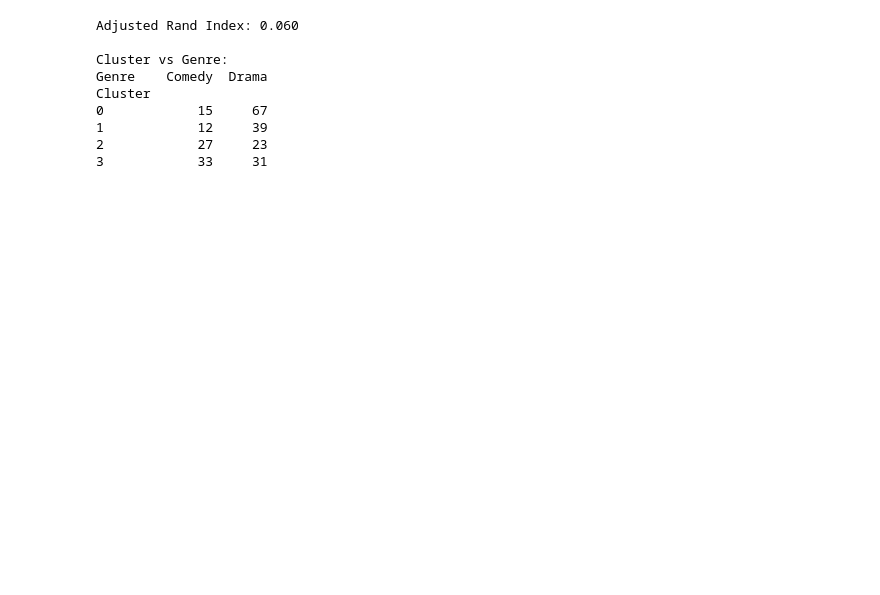
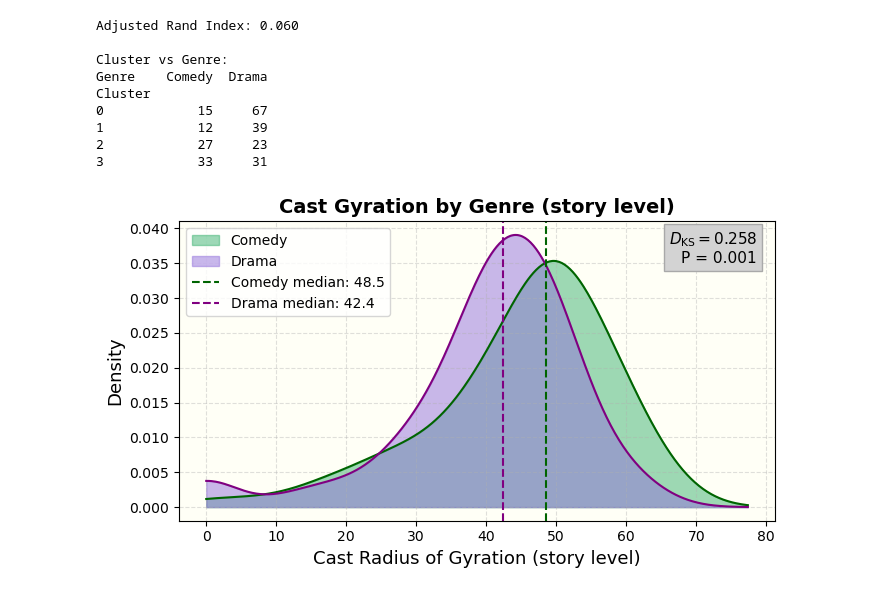
Before and after one commit to lcohenwanis/pocs2-spring2026-genre-from-archetypes, a Jupyter notebook: notebooks/prediction_gyration.ipynb, the cells around one changed output. Drawn from its saved outputs; the diff is of its cells as text; code cells hidden in the pictures; blank space fills up the shorter version.

```diff
--- a/notebooks/prediction_gyration.ipynb
+++ b/notebooks/prediction_gyration.ipynb
@@ -315,3 +415,43 @@ Cluster
 1            12     39
 2            27     23
 3            33     31
+# %%
+comedy_gyration = df[df['is_comedy'] == 1]['cast_gyration'].values
+drama_gyration  = df[df['is_comedy'] == 0]['cast_gyration'].values
+
+ks_row = ks_df[ks_df['feature'] == 'cast_gyration'].iloc[0]
+
+x = np.linspace(0, max(comedy_gyration.max(), drama_gyration.max()) + 10, 400)
+kde_comedy = gaussian_kde(comedy_gyration)(x)
+kde_drama  = gaussian_kde(drama_gyration)(x)
+
+fig, ax = plt.subplots(figsize=(7, 4))
+ax.set_facecolor((1.0, 1.0, 0.965))
+
+ax.fill_between(x, kde_comedy, alpha=0.5, color='mediumseagreen', label='Comedy')
+ax.fill_between(x, kde_drama,  alpha=0.5, color='mediumpurple',   label='Drama')
+ax.plot(x, kde_comedy, color='darkgreen', linewidth=1.5)
+ax.plot(x, kde_drama,  color='purple',    linewidth=1.5)
+
+ax.axvline(np.median(comedy_gyration), color='darkgreen', linestyle='--', linewidth=1.5,
+           label=f'Comedy median: {np.median(comedy_gyration):.1f}')
+ax.axvline(np.median(drama_gyration),  color='purple',    linestyle='--', linewidth=1.5,
+           label=f'Drama median: {np.median(drama_gyration):.1f}')
+
+p_str = r"$P < 10^{-4}$" if ks_row['p_value'] < 1e-4 else f"P = {ks_row['p_value']:.3f}"
+ks_text = rf"$D_{{\mathrm{{KS}}}} = {ks_row['ks_stat']:.3f}$" + "\n" + p_str
+ax.text(0.97, 0.97, ks_text, transform=ax.transAxes,
+        fontsize=11, va='top', ha='right',
+        bbox=dict(boxstyle="square,pad=0.3", facecolor="lightgrey", edgecolor="darkgray"))
+
+ax.set_xlabel("Cast Radius of Gyration (story level)", fontsize=13)
+ax.set_ylabel("Density", fontsize=13)
+ax.set_title("Cast Gyration by Genre (story level)", fontsize=14, fontweight='bold')
+ax.legend(fontsize=10)
+ax.grid(True, linestyle='--', alpha=0.4)
+
+plt.tight_layout()
+plt.savefig('../figures/cast_gyration_by_genre_story_level.pdf', bbox_inches='tight')
+plt.show()
+# %% [output]
+[figure, added]
```
Also changed, not shown: parts of 10 cells of this notebook, 1 other file.
